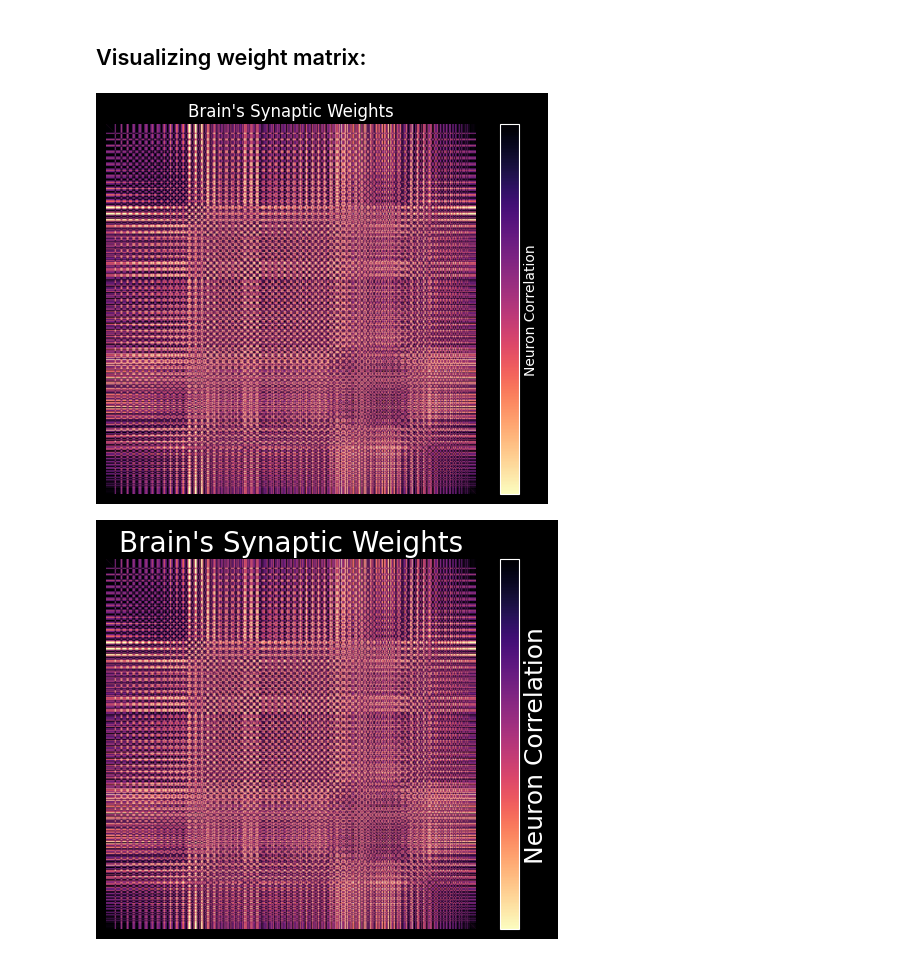
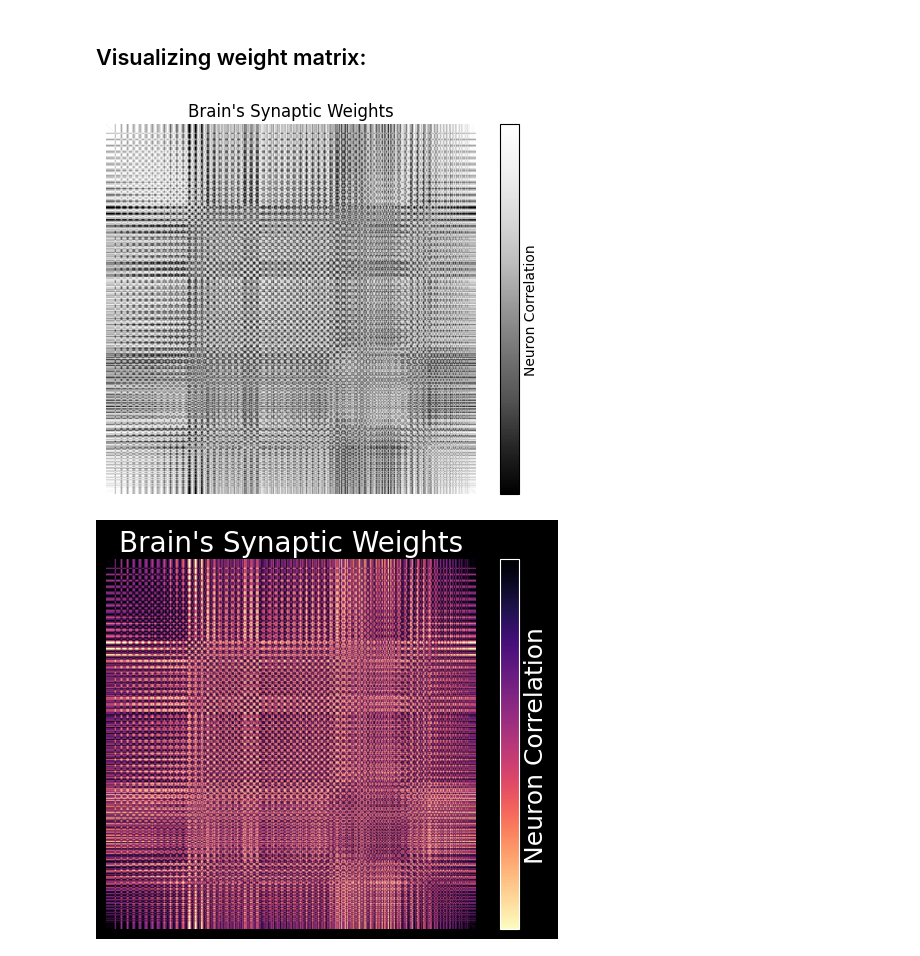
Before and after one commit to d-domeniconi/hopfield_network, a Jupyter notebook: rascunho2.ipynb, the cells around one changed output. Saved outputs shown, nothing was run; the diff lists cells and outputs as text; code cells hidden in the pictures.

```diff
--- a/rascunho2.ipynb
+++ b/rascunho2.ipynb
@@ -138,20 +138,20 @@ test_network(memories, weights, noise_level=0.45, synchronous=True)
 # %%
 import numpy as np
 import matplotlib.pyplot as plt
 
 # Example matrix
 matrix = weights
 
-plt.style.use('dark_background')
-plt.imshow(matrix, cmap='magma_r')  # colormap can be changed
+#plt.style.use('dark_background')
+plt.imshow(matrix, cmap='Grays_r')  # colormap can be changed
 cbar = plt.colorbar()
 cbar.set_label("Neuron Correlation")  # Label for colorbar
 cbar.set_ticks([])  # Show colorbar ticks
 plt.axis('off')  # Hide axes
 plt.title("Brain's Synaptic Weights")  # Title for the heatmap
 plt.show()
 # %% [output]
-[figure, old version]
+[figure, new version]
 # %%
 def see_synapses(weights_matrix):
     """
```
Also changed, not shown: parts of 2 cells of this notebook, 1 other file.
